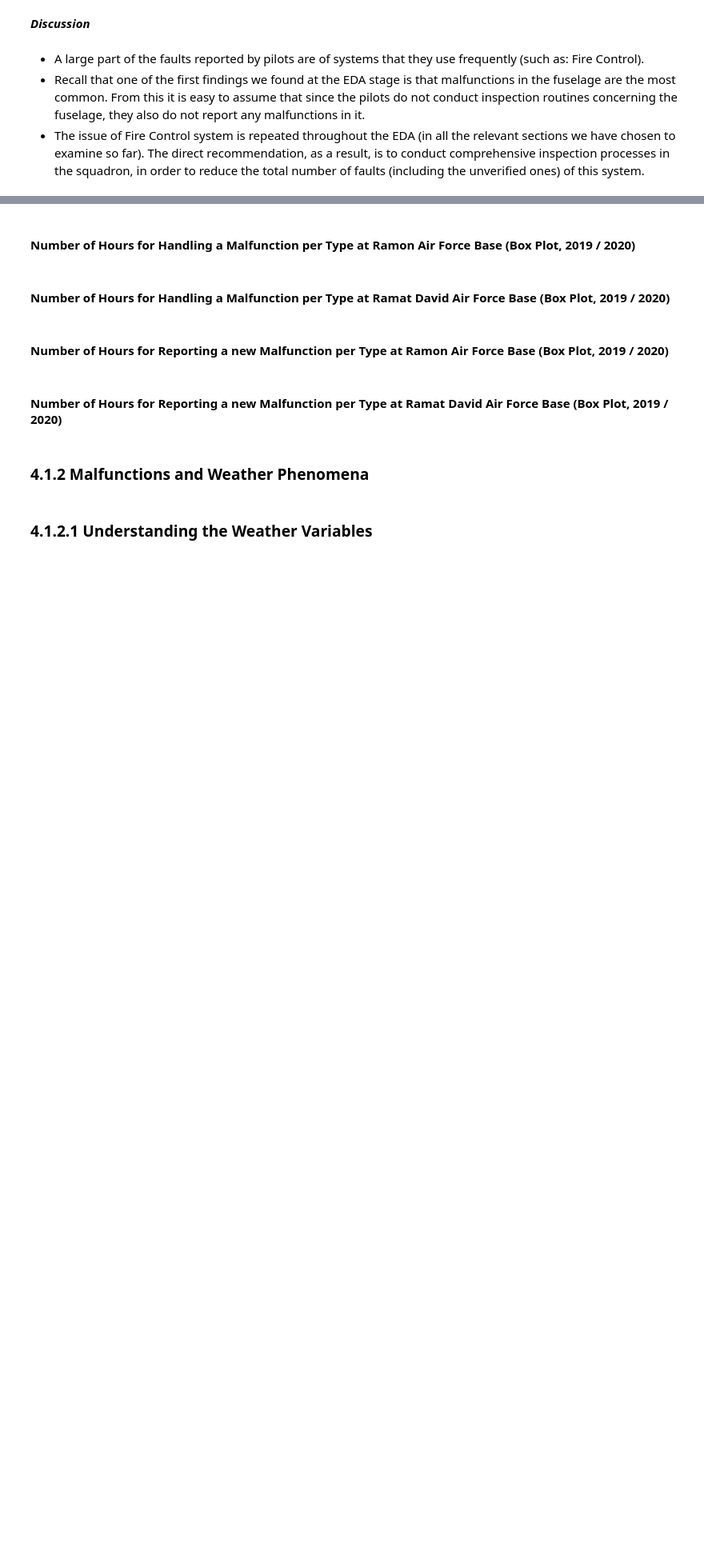
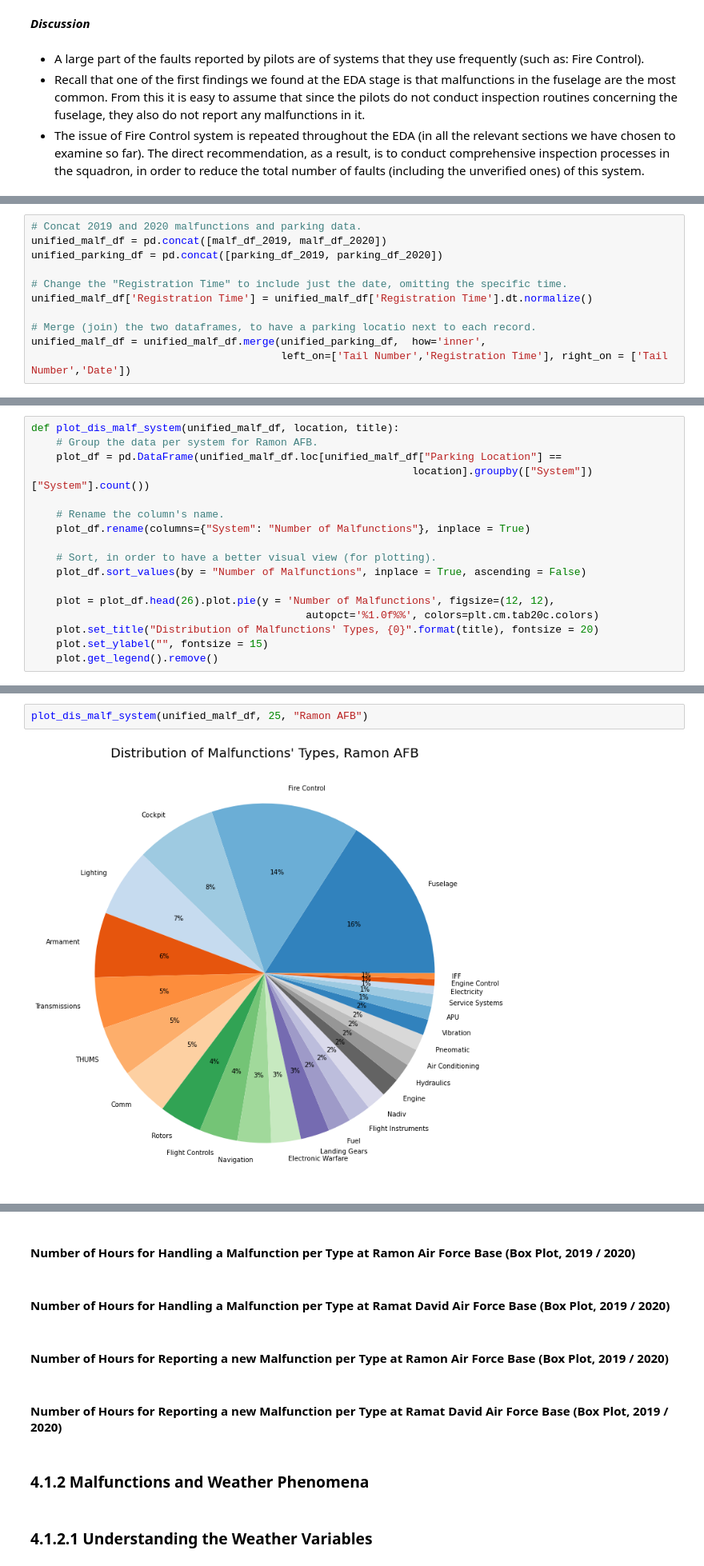
Before and after one commit to elront/Data_Sceince_Project, a Jupyter notebook: Data_science_workshop_project.ipynb, the cells around one changed output, grey strips where cells are left out. Shown at 80% size. Saved outputs shown, nothing was run; the diff lists cells and outputs as text; blank space fills up the shorter version.

```diff
--- a/Data_science_workshop_project.ipynb
+++ b/Data_science_workshop_project.ipynb
@@ -1927,0 +1946,11 @@ Text(0, 0.5, '')
+# %%
+# Concat 2019 and 2020 malfunctions and parking data.
+unified_malf_df = pd.concat([malf_df_2019, malf_df_2020])
+unified_parking_df = pd.concat([parking_df_2019, parking_df_2020])
+
+# Change the "Registration Time" to include just the date, omitting the specific time.
+unified_malf_df['Registration Time'] = unified_malf_df['Registration Time'].dt.normalize()
+
+# Merge (join) the two dataframes, to have a parking locatio next to each record.
+unified_malf_df = unified_malf_df.merge(unified_parking_df,  how='inner',
+                                        left_on=['Tail Number','Registration Time'], right_on = ['Tail Number','Date'])
@@ -1927,0 +1959,17 @@ Text(0, 0.5, '')
+# %%
+def plot_dis_malf_system(unified_malf_df, location, title):
+    # Group the data per system for Ramon AFB.
+    plot_df = pd.DataFrame(unified_malf_df.loc[unified_malf_df["Parking Location"] ==
+                                                             location].groupby(["System"])["System"].count())
+
+    # Rename the column's name.
+    plot_df.rename(columns={"System": "Number of Malfunctions"}, inplace = True)
+
+    # Sort, in order to have a better visual view (for plotting).
+    plot_df.sort_values(by = "Number of Malfunctions", inplace = True, ascending = False)
+
+    plot = plot_df.head(26).plot.pie(y = 'Number of Malfunctions', figsize=(12, 12),
+                                            autopct='%1.0f%%', colors=plt.cm.tab20c.colors)
+    plot.set_title("Distribution of Malfunctions' Types, {0}".format(title), fontsize = 20)
+    plot.set_ylabel("", fontsize = 15)
+    plot.get_legend().remove()
@@ -1927,0 +1980,4 @@ Text(0, 0.5, '')
+# %%
+plot_dis_malf_system(unified_malf_df, 25, "Ramon AFB")
+# %% [output]
+[figure, added]
```
Also changed, not shown: parts of 55 cells of this notebook.
